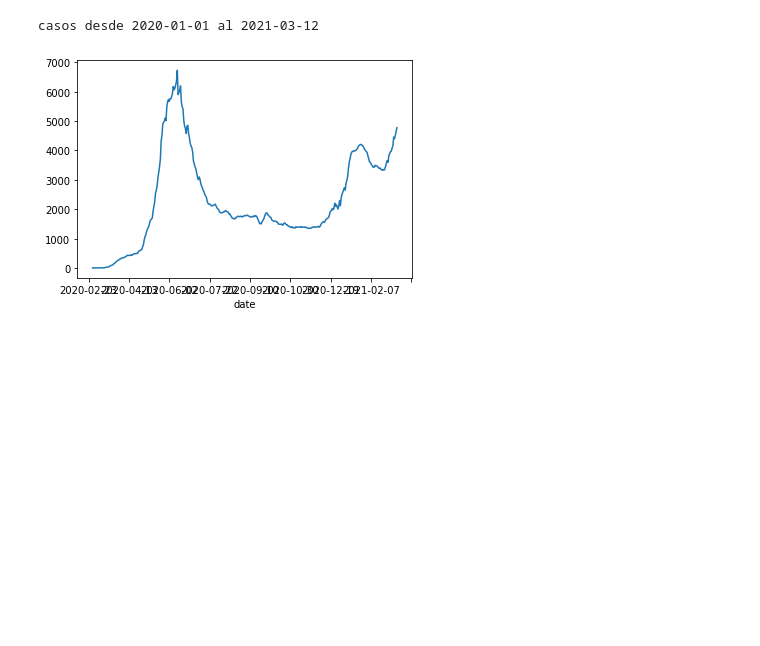
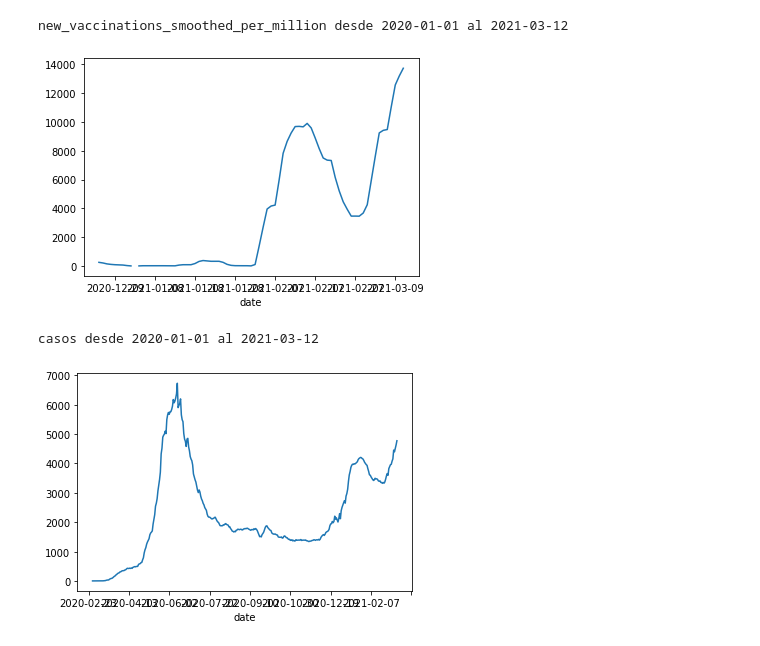
Before and after one commit to deyzersb/easy_covid_plot, a Jupyter notebook: Untitled1.ipynb, the cells around one changed output. Cells and saved outputs as stored; diff of their text form; code cells hidden in the pictures; blank space fills up the shorter version.

```diff
--- a/Untitled1.ipynb
+++ b/Untitled1.ipynb
@@ -23,6 +23,11 @@ def covid_plot(parametro):
   data_chile_1=data_chile.loc["2020-01-01":fecha_ahora(), parametro]
   data_chile_1.plot()
   #new_vaccinations_smoothed_per_million
+# %%
+covid_plot('new_vaccinations_smoothed_per_million')
+# %% [output]
+new_vaccinations_smoothed_per_million desde 2020-01-01 al 2021-03-12
+[figure, added]
 # %%
 covid_plot("casos")
 # %% [output]
```
